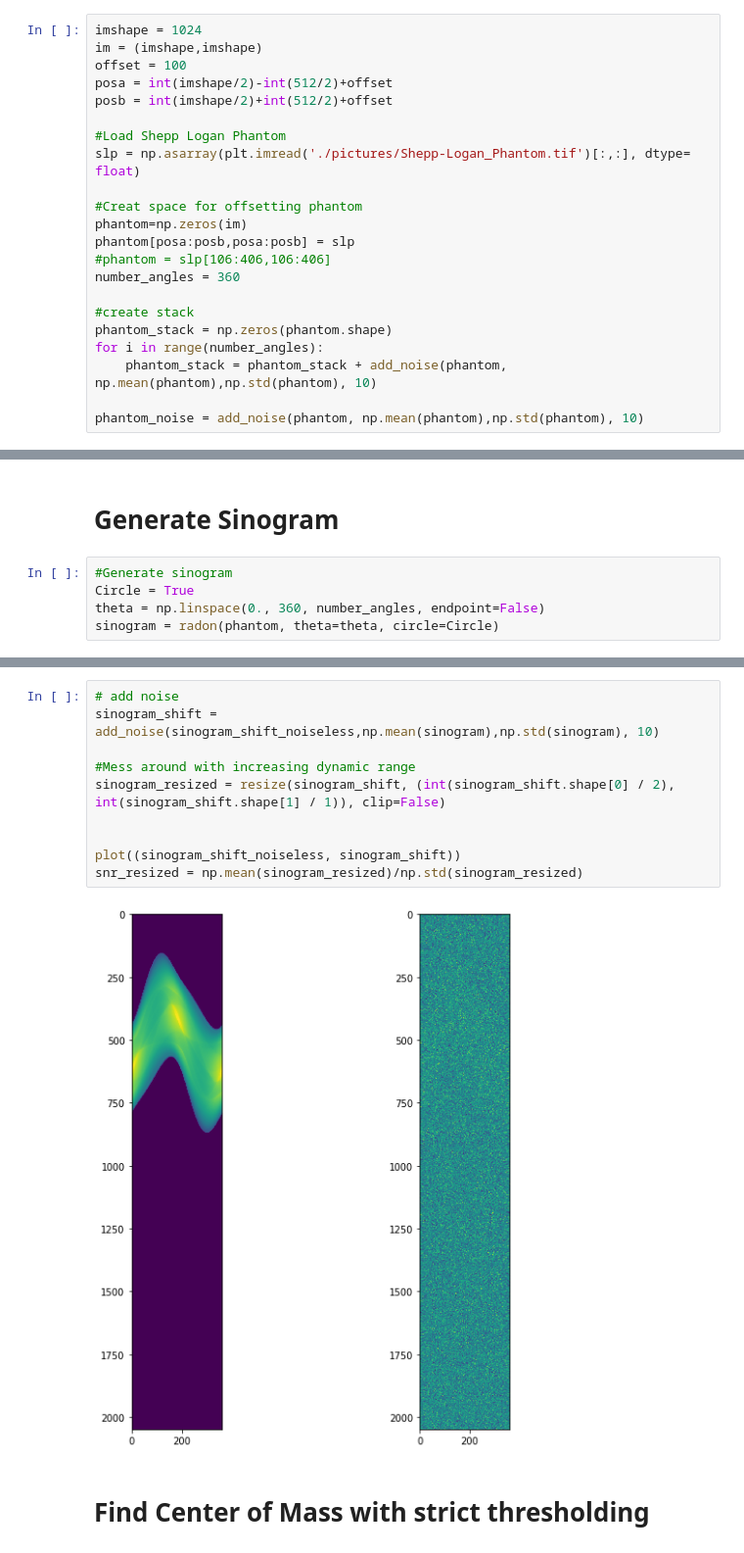
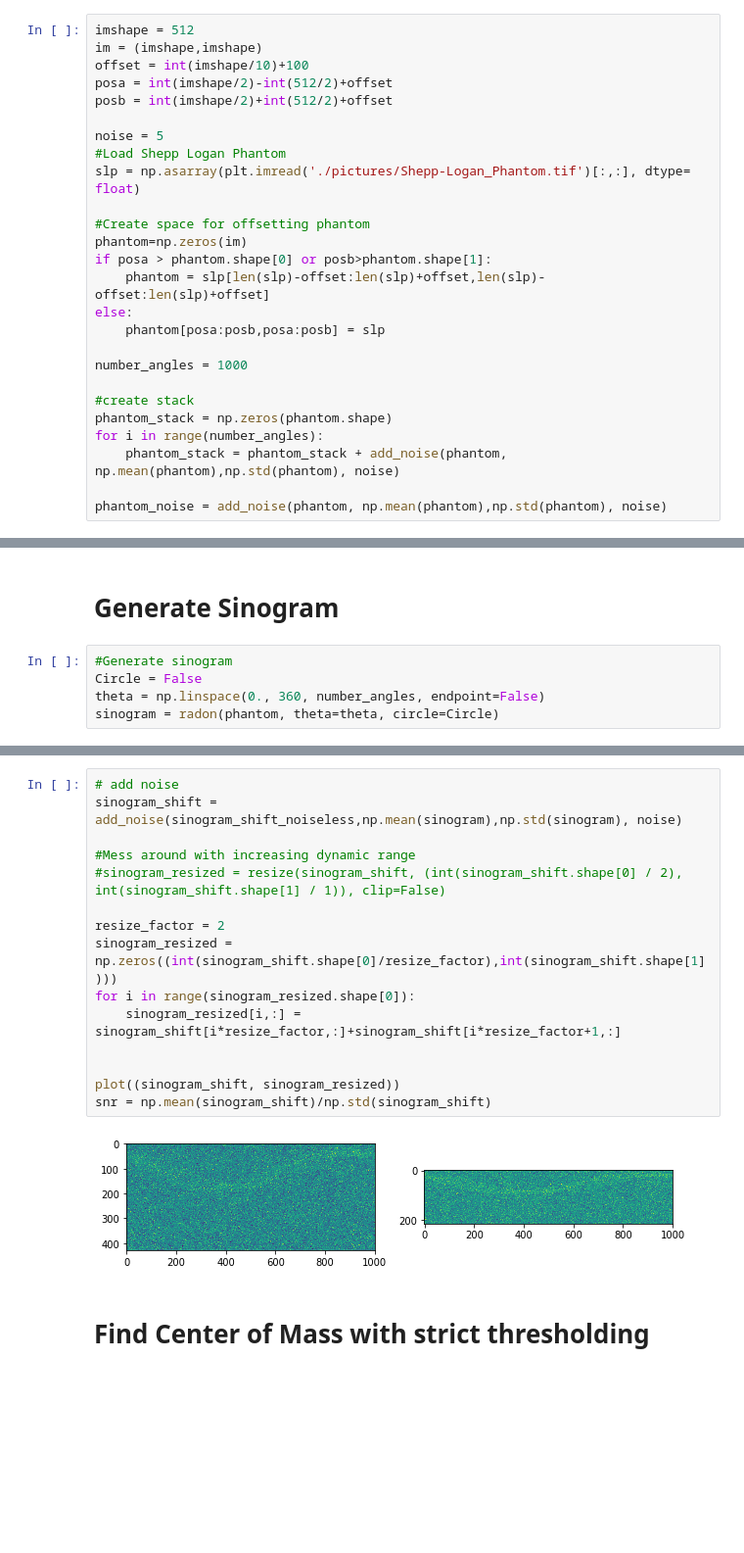
Before and after one commit to everettvacek/rotationCenter, a Jupyter notebook: rotationcenter.ipynb, the cells around one changed output, grey strips where cells are left out. Shown at 98% size. Cells and saved outputs as stored; diff of their text form; blank space fills up the shorter version.

```diff
--- a/rotationcenter.ipynb
+++ b/rotationcenter.ipynb
@@ -33,27 +33,31 @@ def add_noise(array, mean, std, multiplier):
 # %% [markdown]
 # Initialize Phantom
 # %%
-imshape = 1024
+imshape = 512
 im = (imshape,imshape)
-offset = 100
+offset = int(imshape/10)+100
 posa = int(imshape/2)-int(512/2)+offset
 posb = int(imshape/2)+int(512/2)+offset
 
+noise = 5
 #Load Shepp Logan Phantom
 slp = np.asarray(plt.imread('./pictures/Shepp-Logan_Phantom.tif')[:,:], dtype= float)
 
-#Creat space for offsetting phantom
+#Create space for offsetting phantom
 phantom=np.zeros(im)
-phantom[posa:posb,posa:posb] = slp
-#phantom = slp[106:406,106:406]
-number_angles = 360
+if posa > phantom.shape[0] or posb>phantom.shape[1]:
+    phantom = slp[len(slp)-offset:len(slp)+offset,len(slp)-offset:len(slp)+offset]
+else:
+    phantom[posa:posb,posa:posb] = slp
+
+number_angles = 1000
 
 #create stack
 phantom_stack = np.zeros(phantom.shape)
 for i in range(number_angles):
-    phantom_stack = phantom_stack + add_noise(phantom, np.mean(phantom),np.std(phantom), 10)
+    phantom_stack = phantom_stack + add_noise(phantom, np.mean(phantom),np.std(phantom), noise)
 
-phantom_noise = add_noise(phantom, np.mean(phantom),np.std(phantom), 10)
+phantom_noise = add_noise(phantom, np.mean(phantom),np.std(phantom), noise)
 # %%
 plt.figure(figsize=(15,15))
 plt.subplot(131)
@@ -72,7 +76,7 @@ plt.show()
 # Generate Sinogram
 # %%
 #Generate sinogram
-Circle = True
+Circle = False
 theta = np.linspace(0., 360, number_angles, endpoint=False)
 sinogram = radon(phantom, theta=theta, circle=Circle)
 # %%
@@ -86,15 +90,20 @@ plot((sinogram, sinogram_shift_noiseless))
 # %%
 # add noise
-sinogram_shift = add_noise(sinogram_shift_noiseless,np.mean(sinogram),np.std(sinogram), 10)
+sinogram_shift = add_noise(sinogram_shift_noiseless,np.mean(sinogram),np.std(sinogram), noise)
 
 #Mess around with increasing dynamic range
-sinogram_resized = resize(sinogram_shift, (int(sinogram_shift.shape[0] / 2), int(sinogram_shift.shape[1] / 1)), clip=False)
+#sinogram_resized = resize(sinogram_shift, (int(sinogram_shift.shape[0] / 2), int(sinogram_shift.shape[1] / 1)), clip=False)
+
+resize_factor = 2
+sinogram_resized = np.zeros((int(sinogram_shift.shape[0]/resize_factor),int(sinogram_shift.shape[1])))
+for i in range(sinogram_resized.shape[0]):
+    sinogram_resized[i,:] = sinogram_shift[i*resize_factor,:]+sinogram_shift[i*resize_factor+1,:]
 
 
-plot((sinogram_shift_noiseless, sinogram_shift))
-snr_resized = np.mean(sinogram_resized)/np.std(sinogram_resized)
+plot((sinogram_shift, sinogram_resized))
+snr = np.mean(sinogram_shift)/np.std(sinogram_shift)
 # %% [output]
-[figure, old version]
+[figure, new version]
 # %% [markdown]
 # Find Center of Mass with strict thresholding
 # %%
```
Also changed, not shown: parts of 11 cells of this notebook.
